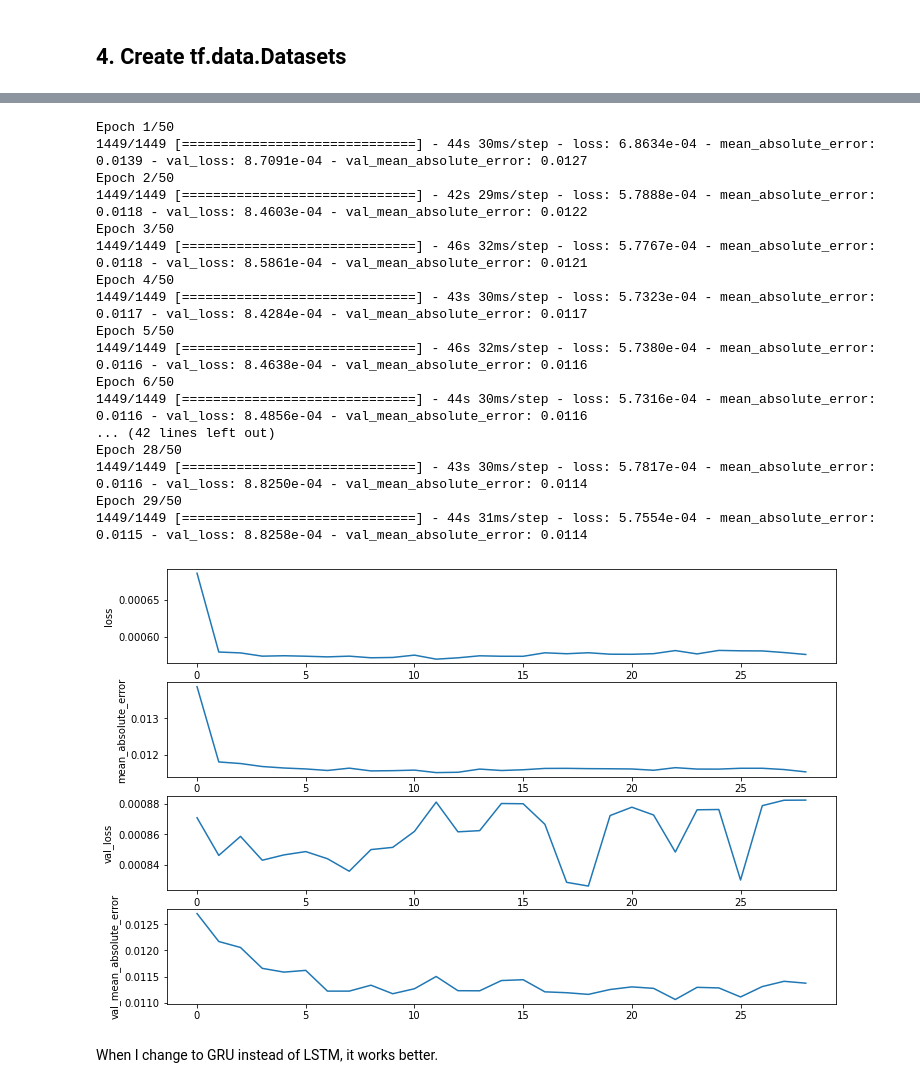
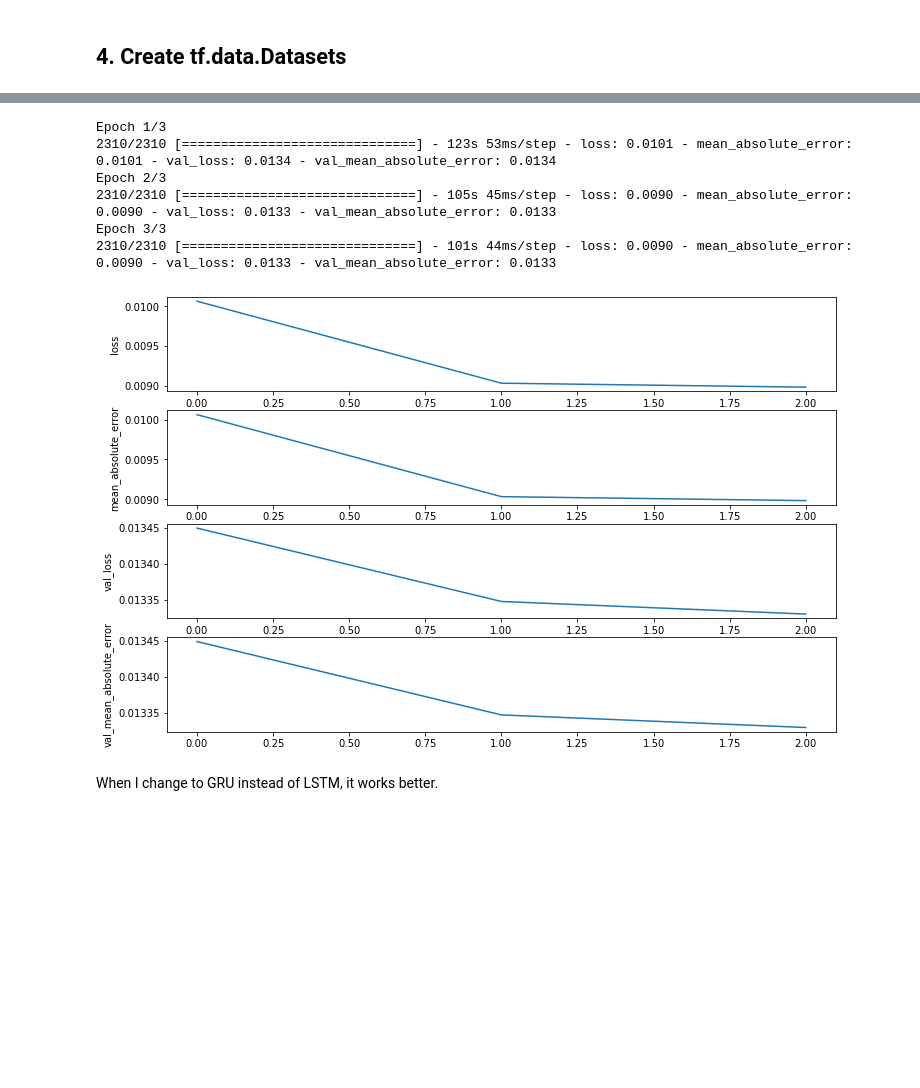
Before and after one commit to ccomkhj/Spot-Challenge-Wildfires, a Jupyter notebook: main/Build Model.ipynb, the cells around one changed output, grey strips where cells are left out. Saved outputs shown, nothing was run; the diff lists cells and outputs as text; code cells hidden in the pictures; blank space fills up the shorter version.

```diff
--- a/main/Build Model.ipynb
+++ b/main/Build Model.ipynb
@@ -454,7 +504,7 @@ def compile_and_fit(model, window, patience=10, epochs=100):
                                                     patience=patience,
                                                     mode='min')
 
-    model.compile(loss=tf.losses.MeanSquaredError(),
+    model.compile(loss=tf.losses.MAE,
                 optimizer=tf.optimizers.Adam(),
                 metrics=[tf.metrics.MeanAbsoluteError()])
 
@@ -468,19 +518,19 @@ performance = {}
 # %%
 from datetime import date
 
-end = date(2019, 10, 31)
-begin = date(2020, 2, 1)
+end = date(2019, 1, 31)
+begin = date(2019, 2, 1)
 
-shifts = begin - end # compute how much later dates we should forecast
-shifts = shifts.days
+shifts = begin - end  # compute how much later dates we should forecast
+shifts = shifts.days -1
 # %%
 # WA region data
 IN_STEPS = 31
 OUT_STEPS = 28
 multi_window = WindowGenerator(input_width=IN_STEPS,
                                label_width=OUT_STEPS,
-                               shift=shifts+IN_STEPS,label_columns=['Estimated_fire_area'],
-                              train_df=train_df, val_df=val_df, test_df=test_df,NSW_df=NSW_df,)
+                               shift=shifts+OUT_STEPS,label_columns=['Estimated_fire_area'],
+                              train_df=train_df, val_df=val_df, test_df=test_df,NSW_df=NSW_df)
 
 multi_window.plot()
 multi_window
@@ -512,35 +562,24 @@ multi_lstm_model = tf.keras.Sequential([
     # Shape [batch, time, features] => [batch, lstm_units]
     # Adding more `lstm_units` just overfits more quickly.
     tf.keras.layers.Dense(20),
-    tf.keras.layers.GRU(50, return_sequences=True, return_state=False),
-    tf.keras.layers.GRU(50),
+    tf.keras.layers.GRU(30, return_sequences=True, return_state=False),
+    tf.keras.layers.GRU(30),
     # Shape => [batch, out_steps*features]
     tf.keras.layers.Dense(OUT_STEPS,
     # Shape => [batch, out_steps, features]
     tf.keras.layers.Reshape([OUT_STEPS,1])
                           )])
 # %%
-history2 = compile_and_fit(multi_lstm_model, multi_window, epochs=50)
+history2 = compile_and_fit(multi_lstm_model, multi_window, epochs=3)
 plot_history(history2)
 # %% [output]
-Epoch 1/50
-1449/1449 [==============================] - 44s 30ms/step - loss: 6.8634e-04 - mean_absolute_error: 0.0139 - val_loss: 8.7091e-04 - val_mean_absolute_error: 0.0127
-Epoch 2/50
-1449/1449 [==============================] - 42s 29ms/step - loss: 5.7888e-04 - mean_absolute_error: 0.0118 - val_loss: 8.4603e-04 - val_mean_absolute_error: 0.0122
-Epoch 3/50
-1449/1449 [==============================] - 46s 32ms/step - loss: 5.7767e-04 - mean_absolute_error: 0.0118 - val_loss: 8.5861e-04 - val_mean_absolute_error: 0.0121
-Epoch 4/50
-1449/1449 [==============================] - 43s 30ms/step - loss: 5.7323e-04 - mean_absolute_error: 0.0117 - val_loss: 8.4284e-04 - val_mean_absolute_error: 0.0117
-Epoch 5/50
-1449/1449 [==============================] - 46s 32ms/step - loss: 5.7380e-04 - mean_absolute_error: 0.0116 - val_loss: 8.4638e-04 - val_mean_absolute_error: 0.0116
-Epoch 6/50
-1449/1449 [==============================] - 44s 30ms/step - loss: 5.7316e-04 - mean_absolute_error: 0.0116 - val_loss: 8.4856e-04 - val_mean_absolute_error: 0.0116
-... (42 lines left out)
-Epoch 28/50
-1449/1449 [==============================] - 43s 30ms/step - loss: 5.7817e-04 - mean_absolute_error: 0.0116 - val_loss: 8.8250e-04 - val_mean_absolute_error: 0.0114
-Epoch 29/50
-1449/1449 [==============================] - 44s 31ms/step - loss: 5.7554e-04 - mean_absolute_error: 0.0115 - val_loss: 8.8258e-04 - val_mean_absolute_error: 0.0114
+Epoch 1/3
+2310/2310 [==============================] - 123s 53ms/step - loss: 0.0101 - mean_absolute_error: 0.0101 - val_loss: 0.0134 - val_mean_absolute_error: 0.0134
+Epoch 2/3
+2310/2310 [==============================] - 105s 45ms/step - loss: 0.0090 - mean_absolute_error: 0.0090 - val_loss: 0.0133 - val_mean_absolute_error: 0.0133
+Epoch 3/3
+2310/2310 [==============================] - 101s 44ms/step - loss: 0.0090 - mean_absolute_error: 0.0090 - val_loss: 0.0133 - val_mean_absolute_error: 0.0133
-[figure, old version]
+[figure, new version]
 # %% [markdown]
 When I change to GRU instead of LSTM, it works better.
 # %%
```
Also changed, not shown: parts of 26 cells of this notebook, 1 other file.
